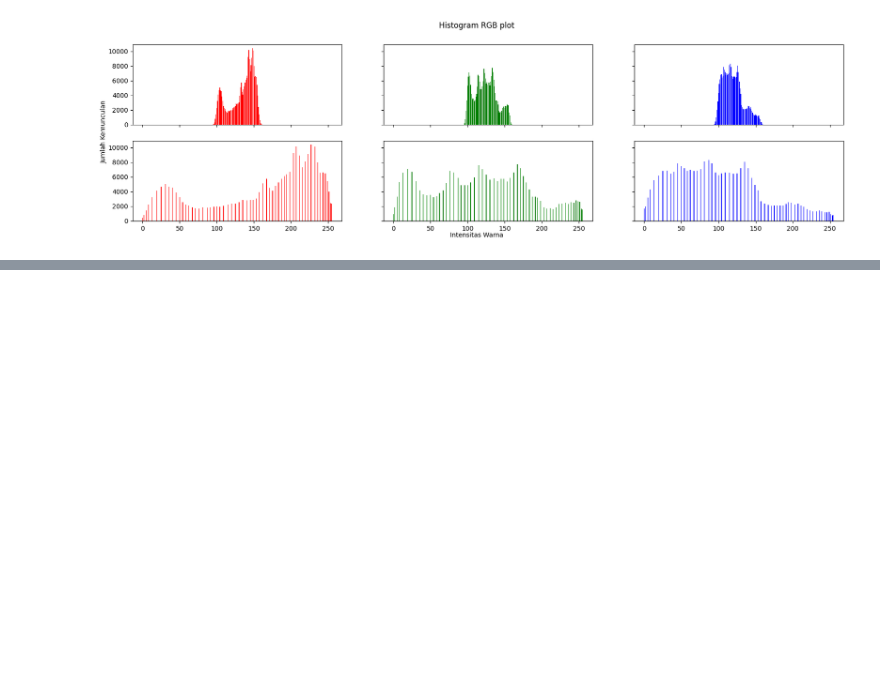
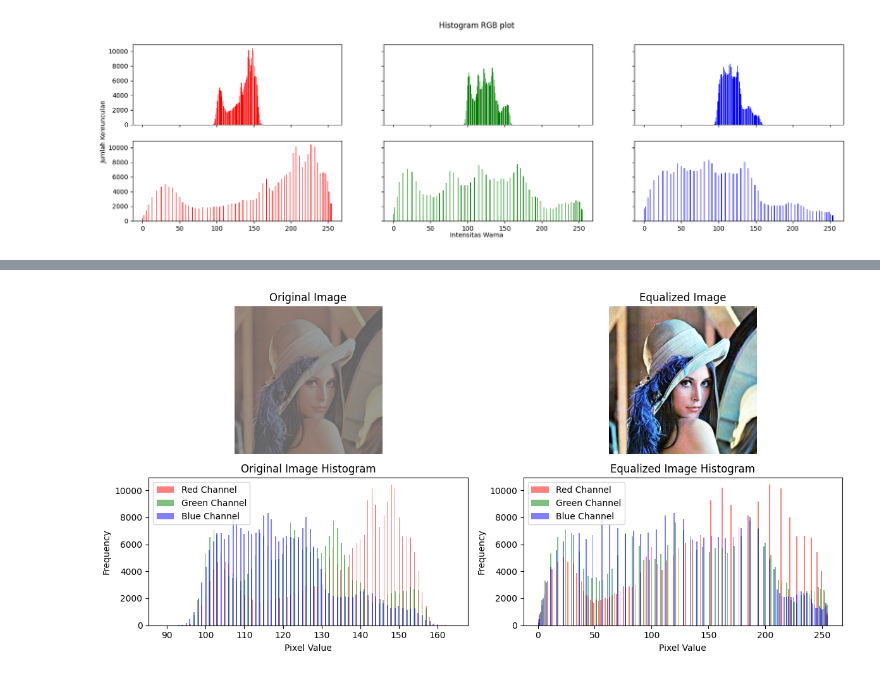
Before and after one commit to aminyG/PCVK_Ganjil_2023, a Jupyter notebook: Week6.ipynb, the cells around one changed output, grey strips where cells are left out. Cells and saved outputs as stored; diff of their text form; code cells hidden in the pictures; blank space fills up the shorter version.

```diff
--- a/Week6.ipynb
+++ b/Week6.ipynb
@@ -137,0 +172,56 @@ else:
+# %%
+# Load the image
+img = cv.imread('/content/drive/MyDrive/pcvk/photo/lena_lc.jpg')
+
+# Convert BGR image to RGB
+img_rgb = cv.cvtColor(img, cv.COLOR_BGR2RGB)
+
+# Separate the RGB channels
+r_channel, g_channel, b_channel = cv.split(img_rgb)
+
+# Perform histogram equalization on each channel
+r_equalized = cv.equalizeHist(r_channel)
+g_equalized = cv.equalizeHist(g_channel)
+b_equalized = cv.equalizeHist(b_channel)
+
+# Merge the equalized channels back into an RGB image
+img_equalized = cv.merge([r_equalized, g_equalized, b_equalized])
+
+# Plot original and equalized images
+plt.figure(figsize=(12, 6))
+
+# Original image
+plt.subplot(2, 2, 1)
+plt.imshow(img_rgb)
+plt.title('Original Image')
+plt.axis('off')
+
+# Equalized image
+plt.subplot(2, 2, 2)
+plt.imshow(img_equalized)
+plt.title('Equalized Image')
+plt.axis('off')
+
+# Plot histograms
+plt.subplot(2, 2, 3)
+plt.hist(r_channel.ravel(), bins=256, color='red', alpha=0.5, label='Red Channel')
+plt.hist(g_channel.ravel(), bins=256, color='green', alpha=0.5, label='Green Channel')
+plt.hist(b_channel.ravel(), bins=256, color='blue', alpha=0.5, label='Blue Channel')
+plt.title('Original Image Histogram')
+plt.xlabel('Pixel Value')
+plt.ylabel('Frequency')
+plt.legend()
+
+plt.subplot(2, 2, 4)
+plt.hist(r_equalized.ravel(), bins=256, color='red', alpha=0.5, label='Red Channel')
+plt.hist(g_equalized.ravel(), bins=256, color='green', alpha=0.5, label='Green Channel')
+plt.hist(b_equalized.ravel(), bins=256, color='blue', alpha=0.5, label='Blue Channel')
+plt.title('Equalized Image Histogram')
+plt.xlabel('Pixel Value')
+plt.ylabel('Frequency')
+plt.legend()
+
+plt.tight_layout()
+plt.show()
+# %% [output]
+[figure, added]
```
Also changed, not shown: parts of 6 cells of this notebook.
